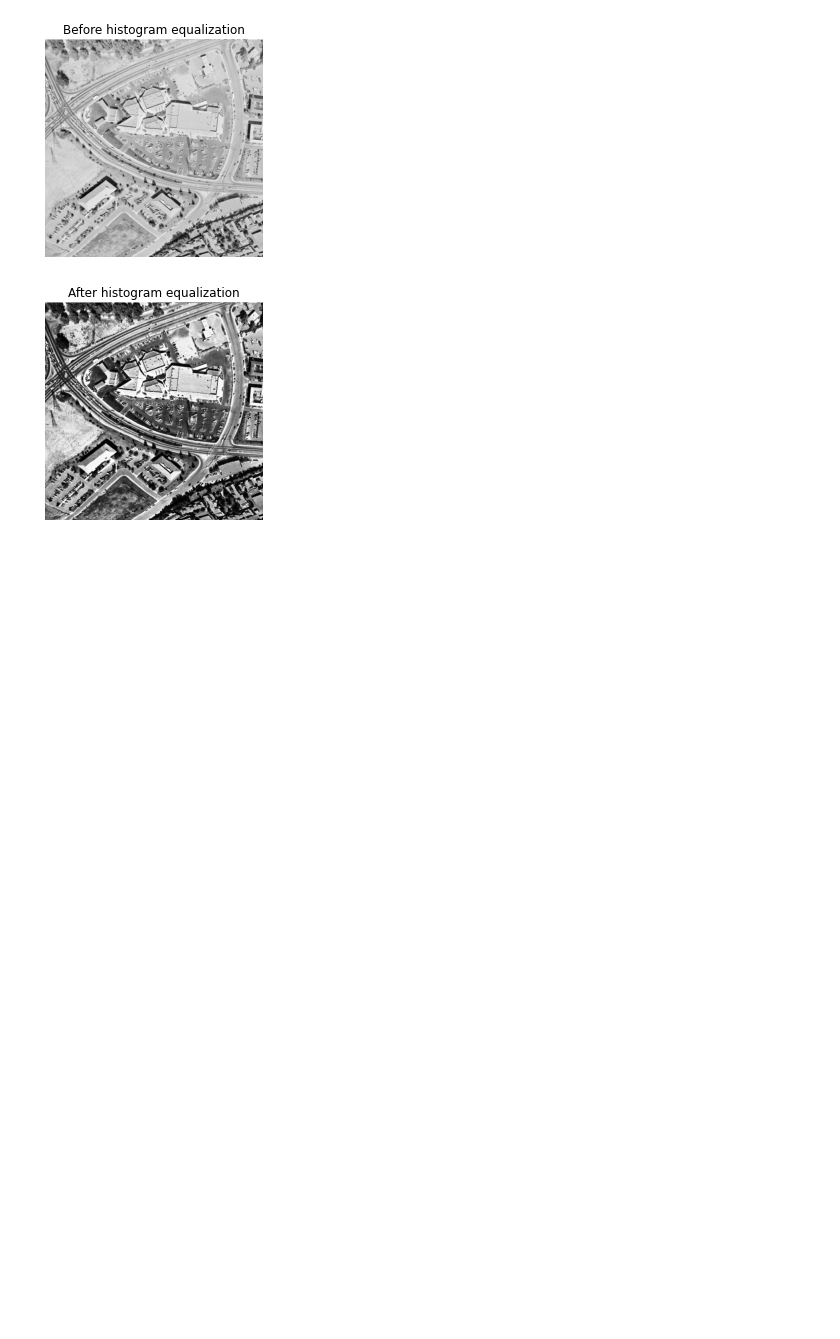
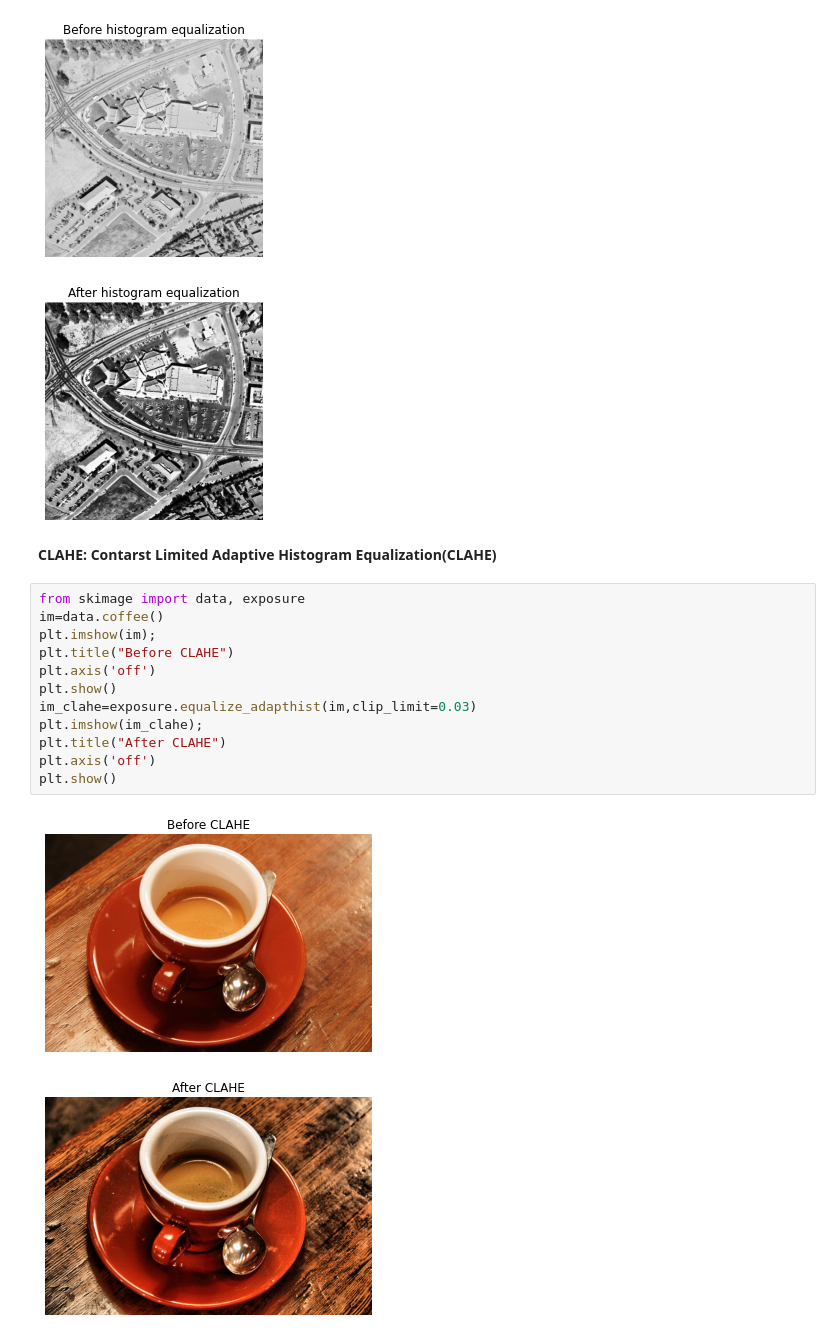
Before and after one commit to sikha2552/Python_ImageProcessing, a Jupyter notebook: Chapter2_Filtering.ipynb, the cells around one changed output. Drawn from its saved outputs; the diff is of its cells as text; blank space fills up the shorter version.

```diff
--- a/Chapter2_Filtering.ipynb
+++ b/Chapter2_Filtering.ipynb
@@ -131,3 +131,20 @@ plt.show()
 # %% [output]
 [figure]
 [figure]
+# %% [markdown]
+**CLAHE: Contarst Limited Adaptive Histogram Equalization(CLAHE)**
+# %%
+from skimage import data, exposure
+im=data.coffee()
+plt.imshow(im);
+plt.title("Before CLAHE")
+plt.axis('off')
+plt.show()
+im_clahe=exposure.equalize_adapthist(im,clip_limit=0.03)
+plt.imshow(im_clahe);
+plt.title("After CLAHE")
+plt.axis('off')
+plt.show()
+# %% [output]
+[figure, added]
+[figure, added]
```
